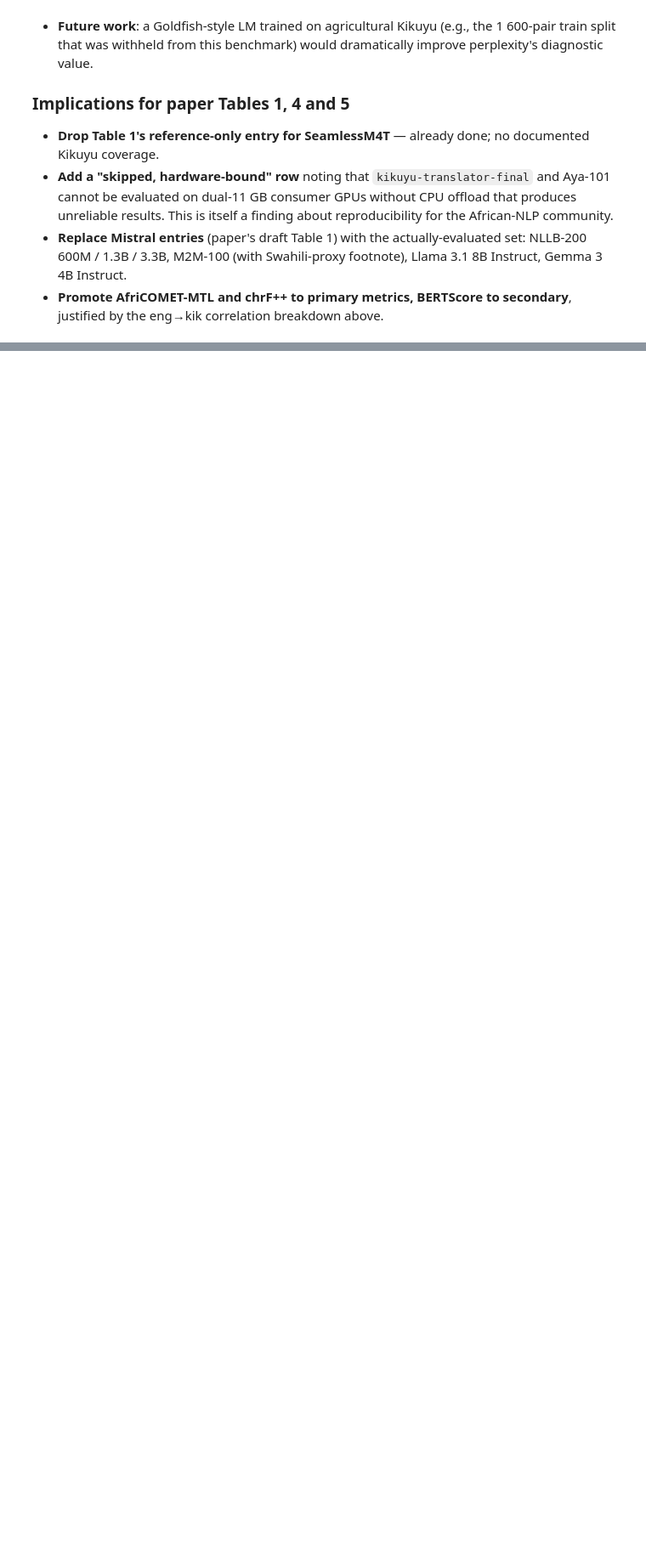
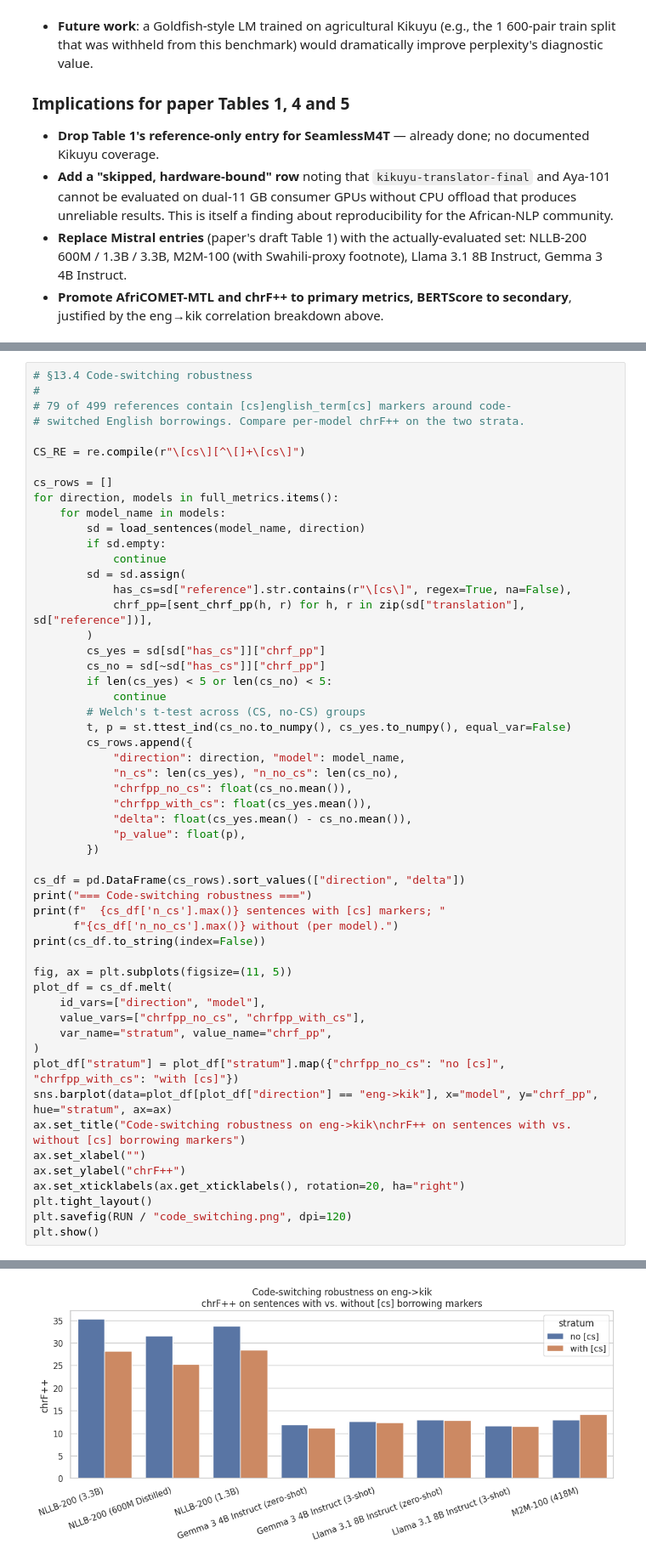
Before and after one commit to markgachara/MTBenchmarks, a Jupyter notebook: analysis.ipynb, the cells around one changed output, grey strips where cells are left out. Shown at 85% size. Drawn from its saved outputs; the diff is of its cells as text; blank space fills up the shorter version.

```diff
--- a/analysis.ipynb
+++ b/analysis.ipynb
@@ -596,0 +894,55 @@ Two practical takeaways for the paper:
+# %%
+# §13.4 Code-switching robustness
+#
+# 79 of 499 references contain [cs]english_term[cs] markers around code-
+# switched English borrowings. Compare per-model chrF++ on the two strata.
+
+CS_RE = re.compile(r"\[cs\][^\[]+\[cs\]")
+
+cs_rows = []
+for direction, models in full_metrics.items():
+    for model_name in models:
+        sd = load_sentences(model_name, direction)
+        if sd.empty:
+            continue
+        sd = sd.assign(
+            has_cs=sd["reference"].str.contains(r"\[cs\]", regex=True, na=False),
+            chrf_pp=[sent_chrf_pp(h, r) for h, r in zip(sd["translation"], sd["reference"])],
+        )
+        cs_yes = sd[sd["has_cs"]]["chrf_pp"]
+        cs_no = sd[~sd["has_cs"]]["chrf_pp"]
+        if len(cs_yes) < 5 or len(cs_no) < 5:
+            continue
+        # Welch's t-test across (CS, no-CS) groups
+        t, p = st.ttest_ind(cs_no.to_numpy(), cs_yes.to_numpy(), equal_var=False)
+        cs_rows.append({
+            "direction": direction, "model": model_name,
+            "n_cs": len(cs_yes), "n_no_cs": len(cs_no),
+            "chrfpp_no_cs": float(cs_no.mean()),
+            "chrfpp_with_cs": float(cs_yes.mean()),
+            "delta": float(cs_yes.mean() - cs_no.mean()),
+            "p_value": float(p),
+        })
+
+cs_df = pd.DataFrame(cs_rows).sort_values(["direction", "delta"])
+print("=== Code-switching robustness ===")
+print(f"  {cs_df['n_cs'].max()} sentences with [cs] markers; "
+      f"{cs_df['n_no_cs'].max()} without (per model).")
+print(cs_df.to_string(index=False))
+
+fig, ax = plt.subplots(figsize=(11, 5))
+plot_df = cs_df.melt(
+    id_vars=["direction", "model"],
+    value_vars=["chrfpp_no_cs", "chrfpp_with_cs"],
+    var_name="stratum", value_name="chrf_pp",
+)
+plot_df["stratum"] = plot_df["stratum"].map({"chrfpp_no_cs": "no [cs]", "chrfpp_with_cs": "with [cs]"})
+sns.barplot(data=plot_df[plot_df["direction"] == "eng->kik"], x="model", y="chrf_pp", hue="stratum", ax=ax)
+ax.set_title("Code-switching robustness on eng->kik\nchrF++ on sentences with vs. without [cs] borrowing markers")
+ax.set_xlabel("")
+ax.set_ylabel("chrF++")
+ax.set_xticklabels(ax.get_xticklabels(), rotation=20, ha="right")
+plt.tight_layout()
+plt.savefig(RUN / "code_switching.png", dpi=120)
+plt.show()
+# %% [output]
@@ -596,0 +960 @@ Two practical takeaways for the paper:
+[figure, added]
```
Also changed, not shown: parts of 8 cells of this notebook, 5 other files.
